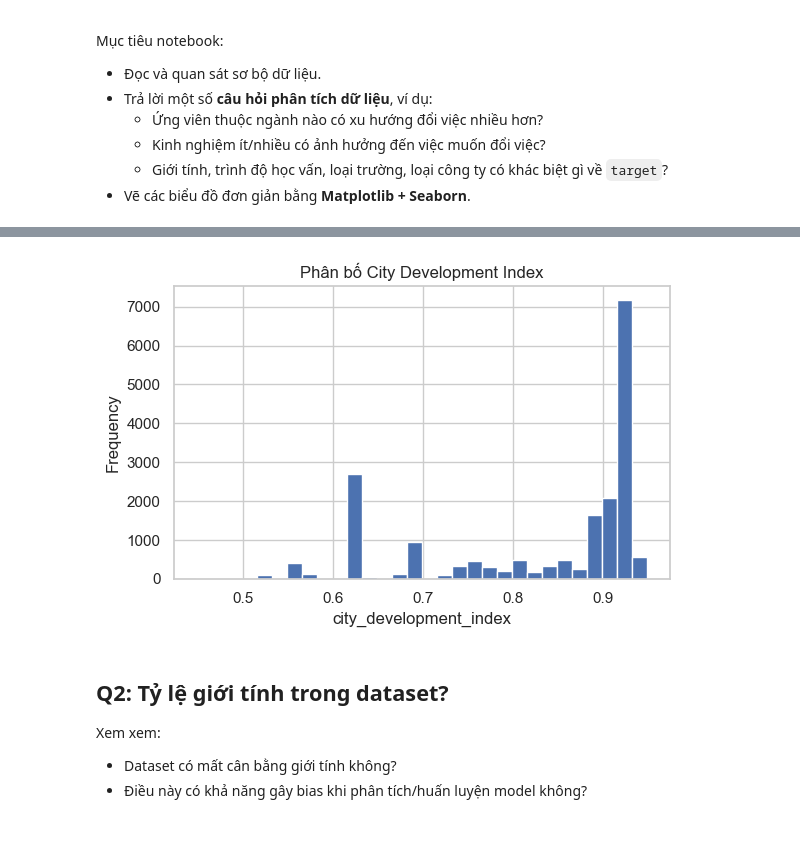
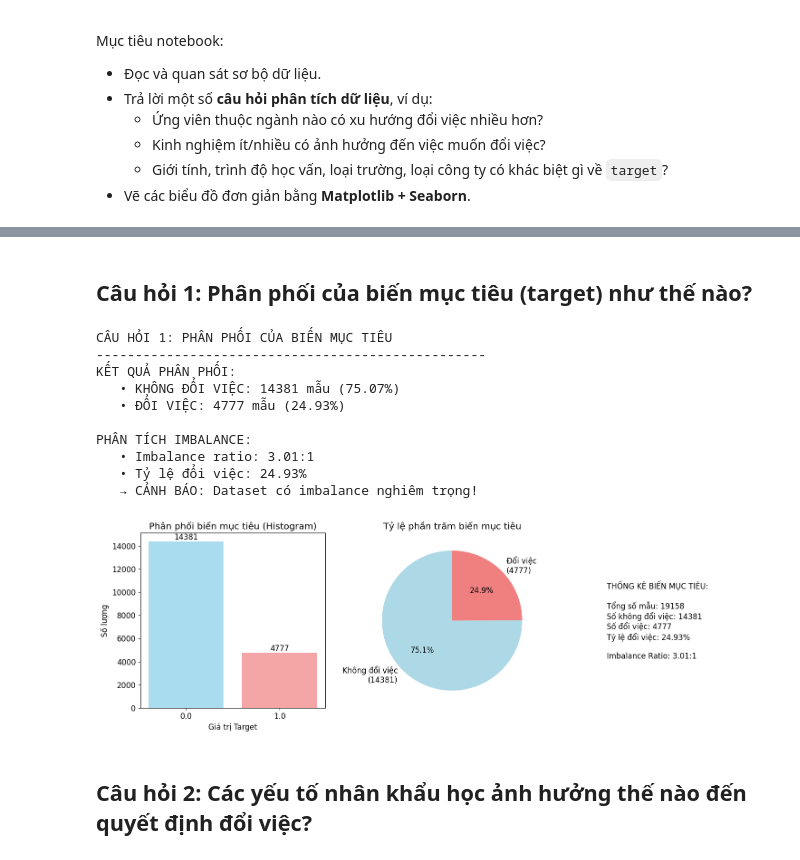
Before and after one commit to nguyen1hc/23120063, a Jupyter notebook: 23120063/notebook/01_data_exploration.ipynb, the cells around one changed output, grey strips where cells are left out. Cells and saved outputs as stored; diff of their text form; code cells hidden in the pictures; blank space fills up the shorter version.

```diff
--- a/23120063/notebook/01_data_exploration.ipynb
+++ b/23120063/notebook/01_data_exploration.ipynb
@@ -72,18 +139,55 @@ ValueError: 'target' is not in list
+# %% [markdown]
+## Câu hỏi 1: Phân phối của biến mục tiêu (target) như thế nào?
 # %%
-cdi_col = data[:, cdi_idx].astype(float)
+def question_1_target_distribution(data):
+    """Câu hỏi 1: Phân phối của biến mục tiêu"""
+    print("\n" + "CÂU HỎI 1: PHÂN PHỐI CỦA BIẾN MỤC TIÊU")
+    print("-" * 50)
 
-plot_histogram(
-    cdi_col,
-    title="Phân bố City Development Index",
-    xlabel="city_development_index",
-)
+    if 'target' not in data.dtype.names:
+        print("Không tìm thấy cột target")
+        return
+
+    target = data['target']
+    clean_target = target[~np.isnan(target)]
+    unique_vals, counts = np.unique(clean_target, return_counts=True)
+    total = len(clean_target)
+
+    print("KẾT QUẢ PHÂN PHỐI:")
+    for val, count in zip(unique_vals, counts):
+        percentage = (count / total) * 100
+        status = "ĐỔI VIỆC" if val == 1 else "KHÔNG ĐỔI VIỆC"
+        print(f"   • {status}: {count} mẫu ({percentage:.2f}%)")
+
+    if len(counts) == 2:
+        imbalance_ratio = counts[0] / counts[1]
+        print(f"\nPHÂN TÍCH IMBALANCE:")
+        print(f"   • Imbalance ratio: {imbalance_ratio:.2f}:1")
+        print(f"   • Tỷ lệ đổi việc: {counts[1]/total*100:.2f}%")
+
+        if imbalance_ratio > 3:
+            print("   → CẢNH BÁO: Dataset có imbalance nghiêm trọng!")
+        elif imbalance_ratio > 2:
+            print("   → CẢNH BÁO: Dataset có imbalance đáng kể")
+
+    # Visualization
+    plot_target_distribution(data)
+    return imbalance_ratio
+
+if train_data is not None:
+    imbalance_ratio = question_1_target_distribution(train_data)
 # %% [output]
+CÂU HỎI 1: PHÂN PHỐI CỦA BIẾN MỤC TIÊU
+--------------------------------------------------
+KẾT QUẢ PHÂN PHỐI:
+   • KHÔNG ĐỔI VIỆC: 14381 mẫu (75.07%)
+   • ĐỔI VIỆC: 4777 mẫu (24.93%)
+
+PHÂN TÍCH IMBALANCE:
+   • Imbalance ratio: 3.01:1
+   • Tỷ lệ đổi việc: 24.93%
+   → CẢNH BÁO: Dataset có imbalance nghiêm trọng!
-[figure, old version]
+[figure, new version]
 # %% [markdown]
-## Q2: Tỷ lệ giới tính trong dataset?
-
-Xem xem:
-
-- Dataset có mất cân bằng giới tính không?
-- Điều này có khả năng gây bias khi phân tích/huấn luyện model không?
+## Câu hỏi 2: Các yếu tố nhân khẩu học ảnh hưởng thế nào đến quyết định đổi việc?
 # %%
```
Also changed, not shown: parts of 14 cells of this notebook, 11 other files.
